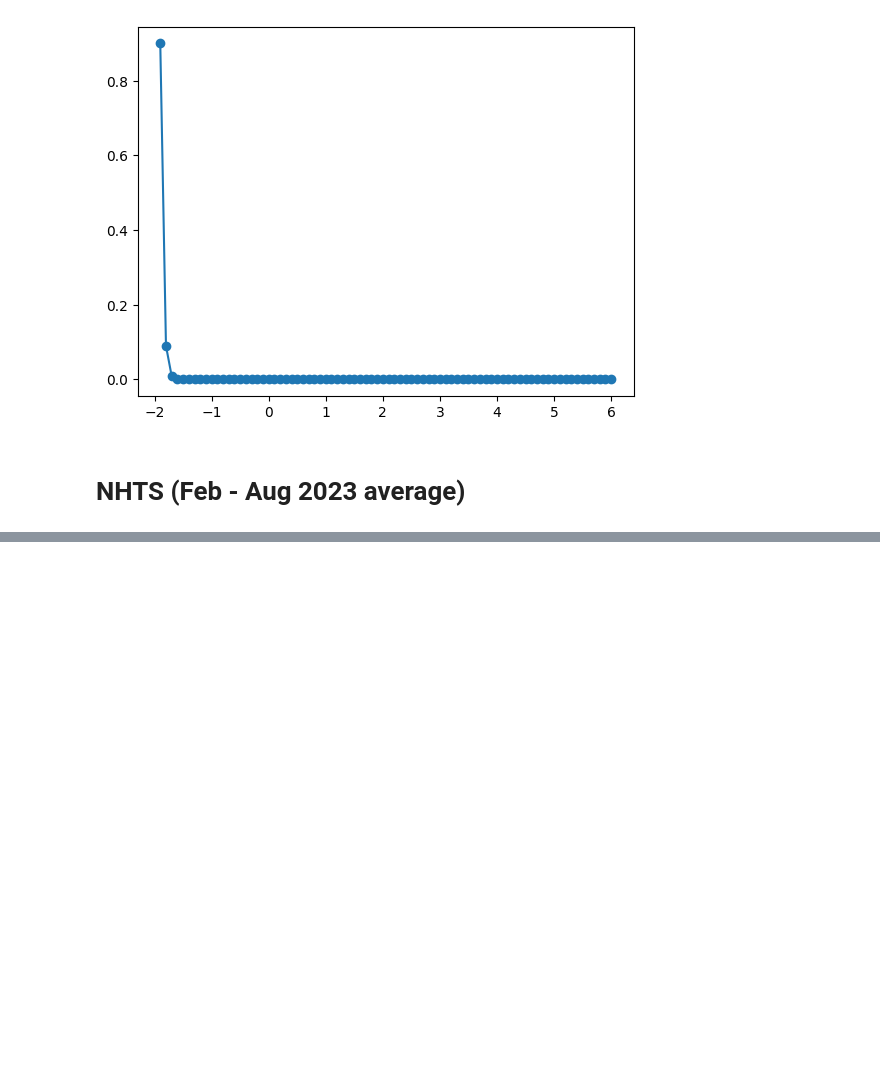
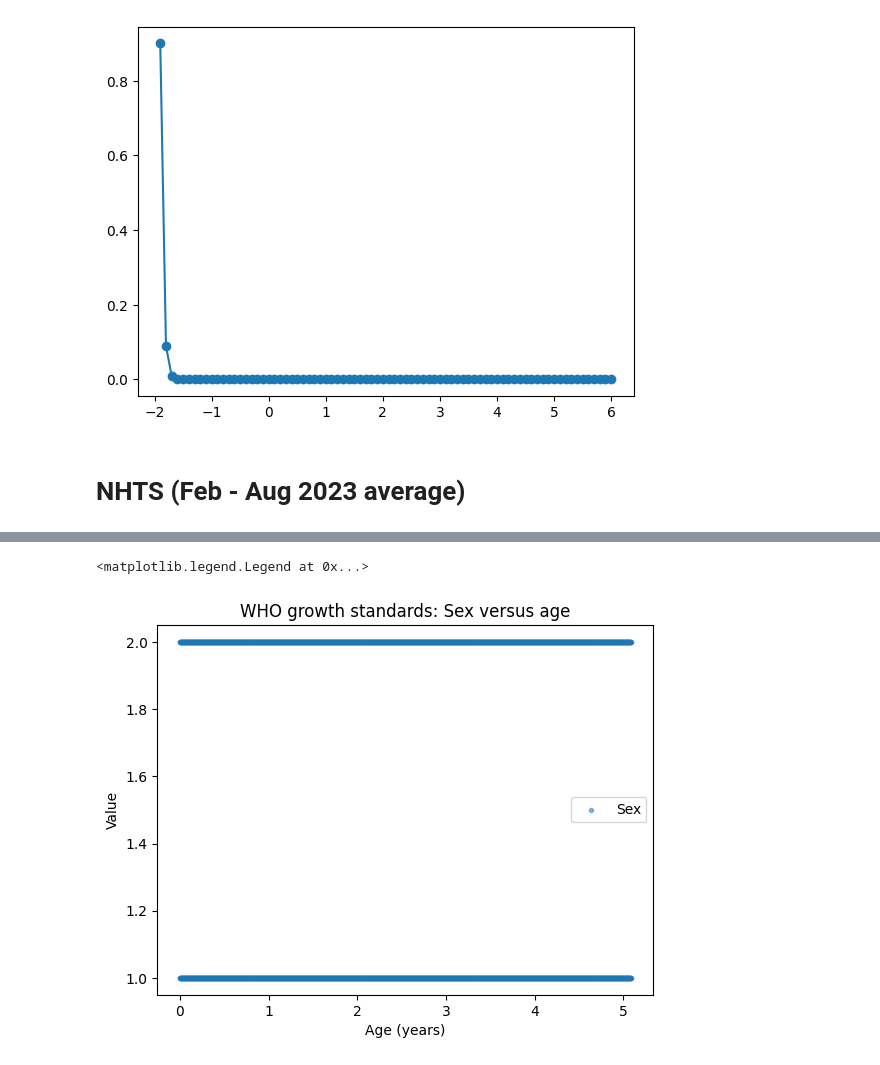
Before and after one commit to vaishnav-sudhanva/discsim, a Jupyter notebook: api/utils/Pre Survey Nested Simulation/ECD_data_analysis.ipynb, the cells around one changed output, grey strips where cells are left out. Saved outputs shown, nothing was run; the diff lists cells and outputs as text; code cells hidden in the pictures; blank space fills up the shorter version.

```diff
--- a/api/utils/Pre Survey Nested Simulation/ECD_data_analysis.ipynb
+++ b/api/utils/Pre Survey Nested Simulation/ECD_data_analysis.ipynb
@@ -1017,0 +1049,10 @@ Available sheets: ['Sheet5', 'KPI Select Mandals', 'NHTS Mandals(6 month average
+# %%
+plt.figure()
+plt.scatter(haz_params['_agedays']/365, haz_params['__000001'], label = 'Sex', alpha = 0.5, marker = '.')
+plt.xlabel('Age (years)')
+plt.ylabel('Value')
+plt.title('WHO growth standards: Sex versus age')
+plt.legend()
+# %% [output]
+<matplotlib.legend.Legend at 0x...>
+[figure, added]
```
Also changed, not shown: parts of 15 cells of this notebook.
